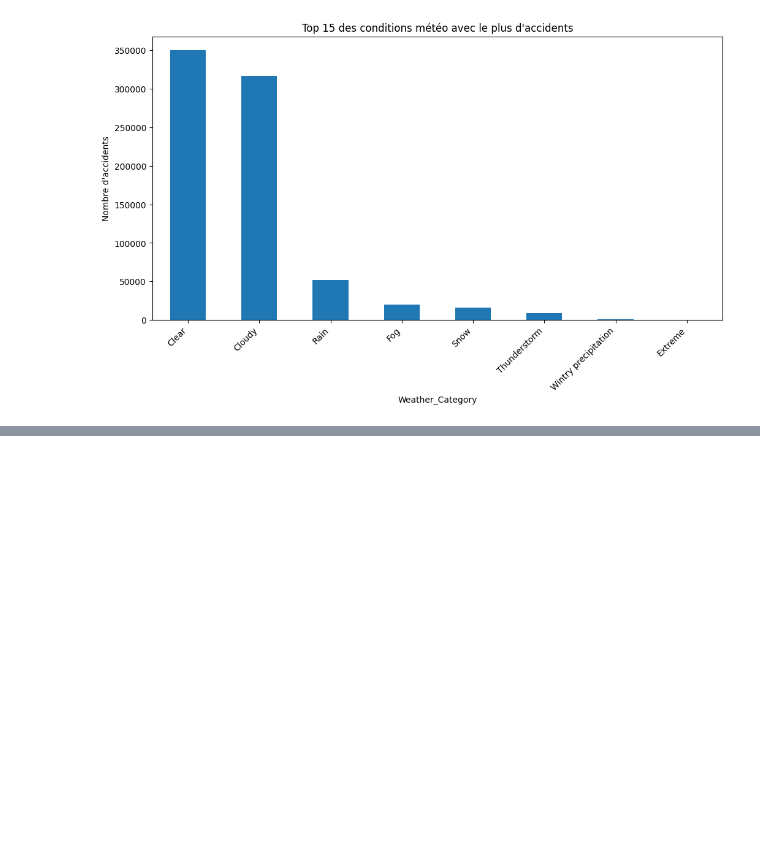
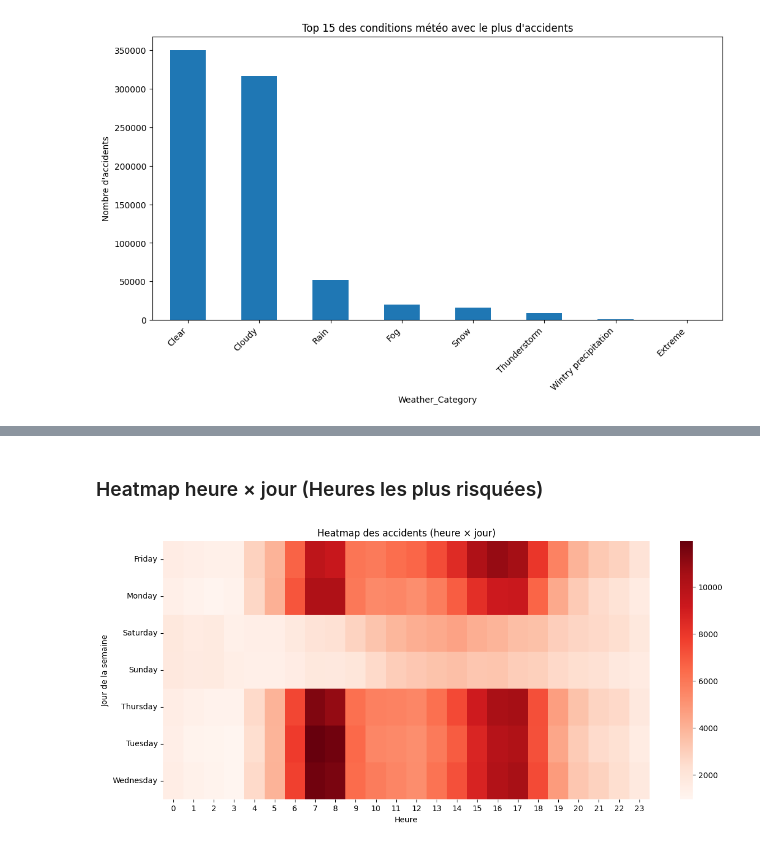
Before and after one commit to zinebettahery/US-Accidents, a Jupyter notebook: notebooks/Insights.ipynb, the cells around one changed output, grey strips where cells are left out. Saved outputs shown, nothing was run; the diff lists cells and outputs as text; code cells hidden in the pictures; blank space fills up the shorter version.

```diff
--- a/notebooks/Insights.ipynb
+++ b/notebooks/Insights.ipynb
@@ -110,0 +161,19 @@ plt.show()
+# %% [markdown]
+### Heatmap heure × jour (Heures les plus risquées)
+# %%
+
+heatmap_data = df.pivot_table(
+    index='day_of_week',
+    columns='hour',
+    values='Severity',
+    aggfunc='count'
+)
+
+plt.figure(figsize=(14,6))
+sns.heatmap(heatmap_data, cmap='Reds')
+plt.title("Heatmap des accidents (heure × jour)")
+plt.xlabel("Heure")
+plt.ylabel("Jour de la semaine")
+plt.show()
+# %% [output]
+[figure, added]
```
Also changed, not shown: parts of 13 cells of this notebook.
